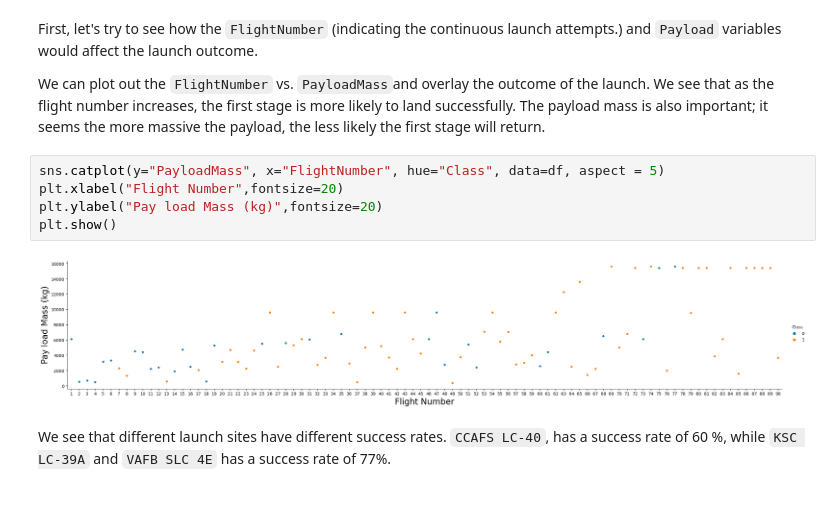
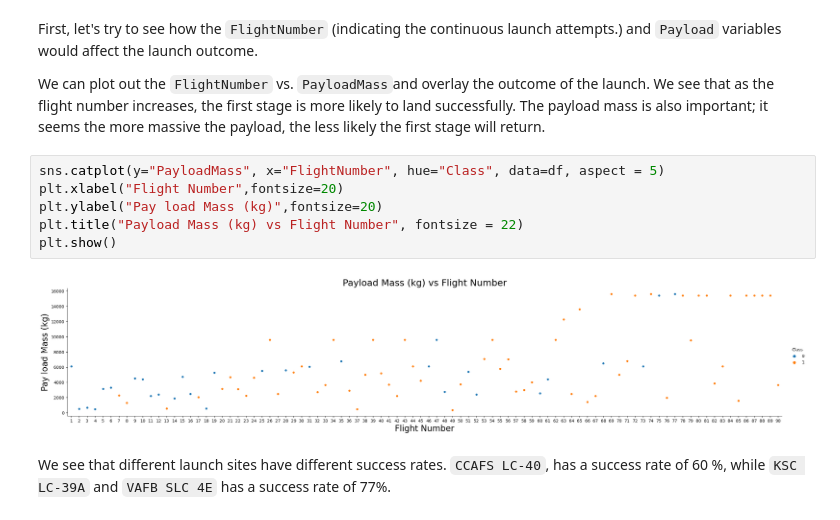
Before and after one commit to markkhusid/Applied_Data_Science_Capstone, a Jupyter notebook: Week_2_Exploratory_Data_Analysis/Lab_2_EDA_with_Pandas_and_Matplotlib/jupyter-labs-eda-dataviz.ipynb, the cells around one changed output. Drawn from its saved outputs; the diff is of its cells as text.

Commit message:
fixed plot titles and worked on presentation

```diff
--- a/Week_2_Exploratory_Data_Analysis/Lab_2_EDA_with_Pandas_and_Matplotlib/jupyter-labs-eda-dataviz.ipynb
+++ b/Week_2_Exploratory_Data_Analysis/Lab_2_EDA_with_Pandas_and_Matplotlib/jupyter-labs-eda-dataviz.ipynb
@@ -83,10 +83,11 @@ We can plot out the <code>FlightNumber</code> vs. <code>PayloadMass</code>and ov
 # %%
 sns.catplot(y="PayloadMass", x="FlightNumber", hue="Class", data=df, aspect = 5)
 plt.xlabel("Flight Number",fontsize=20)
 plt.ylabel("Pay load Mass (kg)",fontsize=20)
+plt.title("Payload Mass (kg) vs Flight Number", fontsize = 22)
 plt.show()
 # %% [output]
-[figure, old version]
+[figure, new version]
 # %% [markdown]
 We see that different launch sites have different success rates.  <code>CCAFS LC-40</code>, has a success rate of 60 %, while  <code>KSC LC-39A</code> and <code>VAFB SLC 4E</code> has a success rate of 77%.
 # %% [markdown]
```
Also changed, not shown: parts of 5 cells of this notebook, 2 other files.
